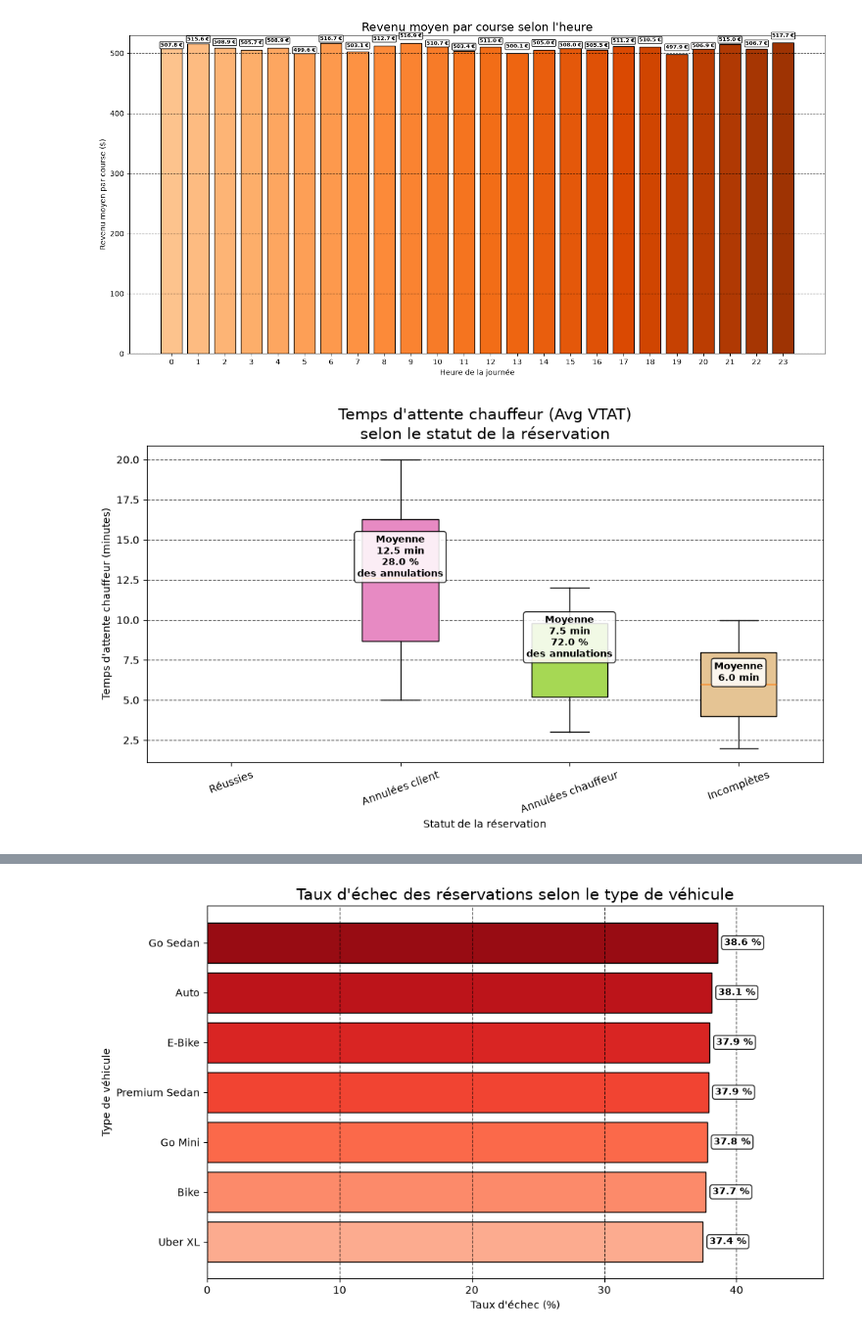
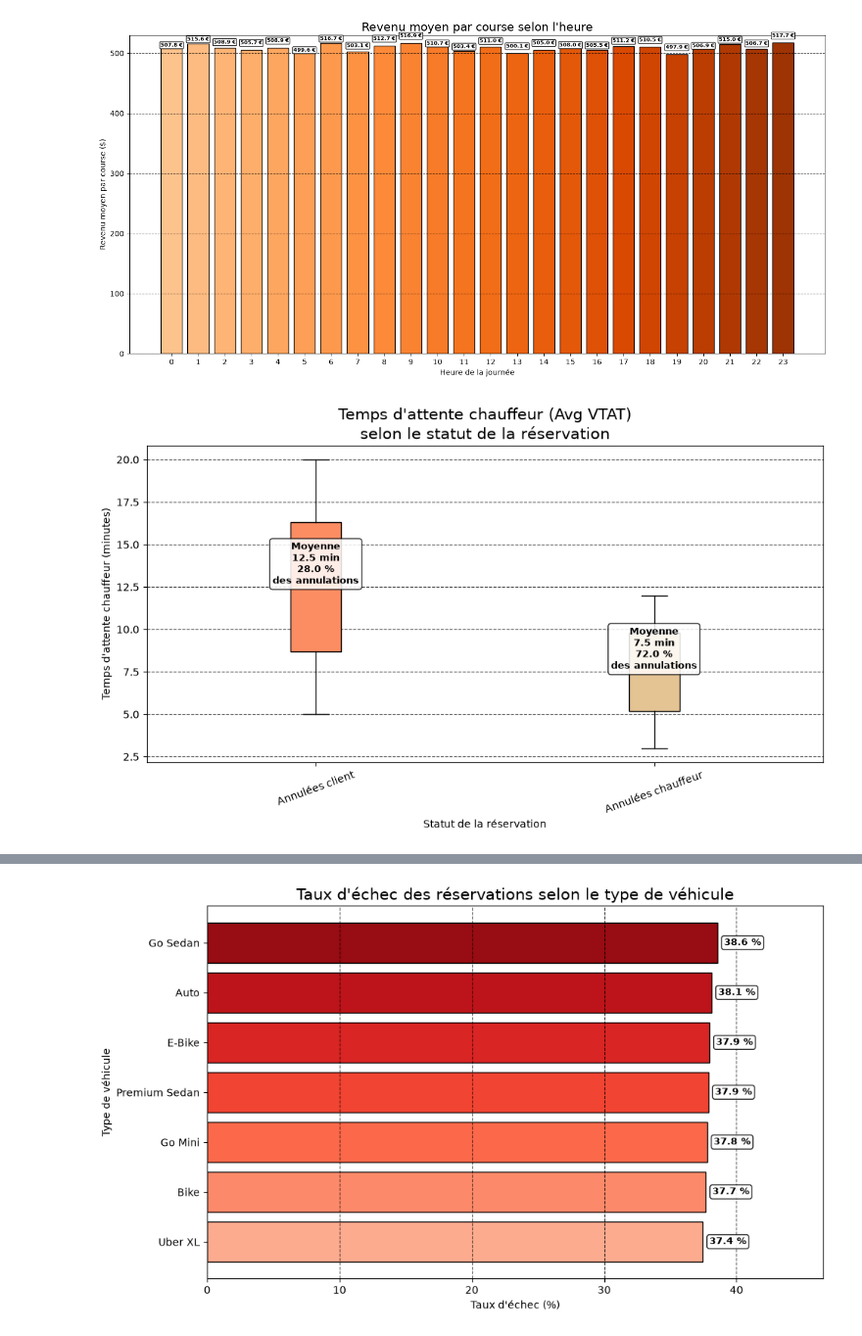
Before and after one commit to Balkis-dev/Repository_Booking, a Jupyter notebook: nettoyer_booking_data.ipynb, the cells around one changed output, grey strips where cells are left out. Shown at 98% size. Drawn from its saved outputs; the diff is of its cells as text; code cells hidden in the pictures.

Commit message:
Optimisation des graphs

```diff
--- a/nettoyer_booking_data.ipynb
+++ b/nettoyer_booking_data.ipynb
@@ -3495,20 +3495,19 @@ df_vtat = df[
 # Regroupement des statuts
 df_vtat["Statut analyse"] = df_vtat["Booking Status"].replace(
     {
-        "Completed": "Réussies",
+
         "Cancelled by Customer": "Annulées client",
         "Cancelled by Driver": "Annulées chauffeur",
-        "Incomplete": "Incomplètes"
+
     }
 )
 
 
 # Statuts à afficher
 ordre = [
-    "Réussies",
     "Annulées client",
     "Annulées chauffeur",
-    "Incomplètes"
+
 ]
 
 
@@ -3623,31 +3622,31 @@ ax.set_title(
     fontsize=15
 )
 
 
 ax.set_xlabel(
     "Statut de la réservation"
 )
 
 
 ax.set_ylabel(
     "Temps d'attente chauffeur (minutes)"
 )
 
 
 ax.grid(
     axis="y",
     linestyle="--",
     alpha=0.7,
     color="black"
 )
 
 
 plt.xticks(
     rotation=20
 )
 
 
 plt.tight_layout()
 plt.show()
 # %% [output]
-[figure, old version]
+[figure, new version]
```
Also changed, not shown: parts of 2 cells of this notebook.
